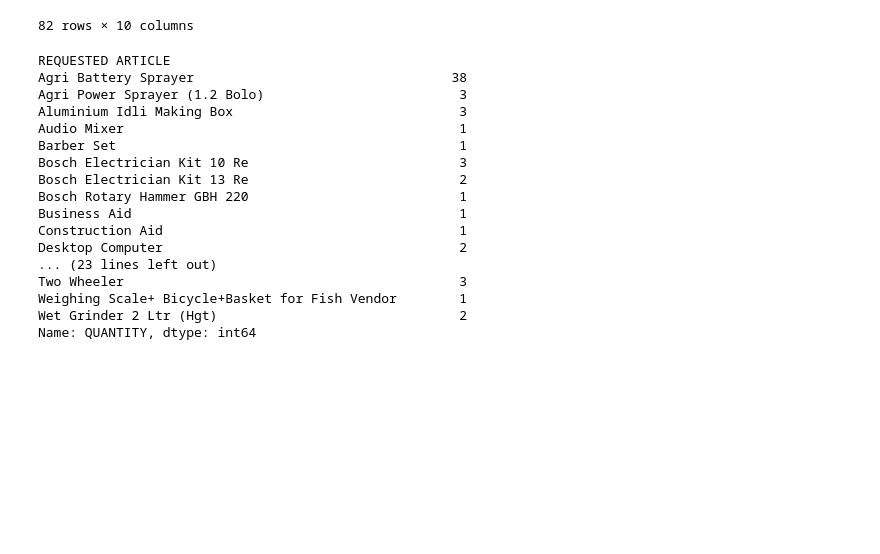
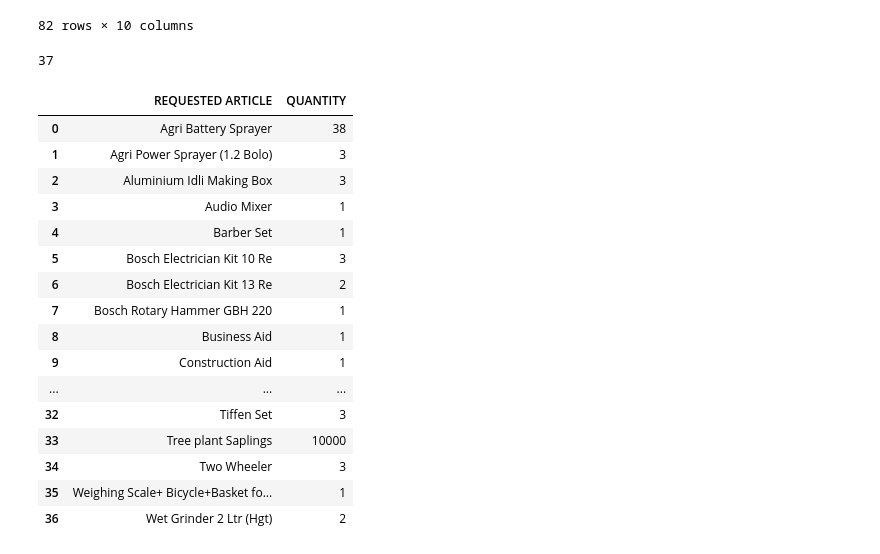
Before and after one commit to ash-sha/MNP25, a Jupyter notebook: codes/frontend.ipynb, the cells around one changed output. Saved outputs shown, nothing was run; the diff lists cells and outputs as text; code cells hidden in the pictures; blank space fills up the shorter version.

```diff
--- a/codes/frontend.ipynb
+++ b/codes/frontend.ipynb
@@ -100,24 +102,29 @@ Download progress: 100%
 | 80 | Tirupathur | Ex gratia for Deceased | Aid | 2 | 25000.0 | 50000.0 | ... |
 | 81 | Tirupathur | Sewing Machine ORD | Article | 103 | 5200.0 | 535600.0 | ... |
 82 rows × 10 columns
+# %%
+district_df["REQUESTED ARTICLE"].nunique()
+# %% [output]
+37
 # %%
-district_req = district_df.groupby("REQUESTED ARTICLE")["QUANTITY"].sum()
+district_req = district_df.groupby("REQUESTED ARTICLE",as_index=False)["QUANTITY"].sum()
+
 district_req
 # %% [output]
-REQUESTED ARTICLE
-Agri Battery Sprayer                                 38
-Agri Power Sprayer (1.2 Bolo)                         3
-Aluminium Idli Making Box                             3
-Audio Mixer                                           1
-Barber Set                                            1
-Bosch Electrician Kit 10 Re                           3
-Bosch Electrician Kit 13 Re                           2
-Bosch Rotary Hammer GBH 220                           1
-Business Aid                                          1
-Construction Aid                                      1
-Desktop Computer                                      2
-... (23 lines left out)
-Two Wheeler                                           3
-Weighing Scale+ Bicycle+Basket for Fish Vendor        1
-Wet Grinder 2 Ltr (Hgt)                               2
-Name: QUANTITY, dtype: int64
+|  | REQUESTED ARTICLE | QUANTITY |
+| 0 | Agri Battery Sprayer | 38 |
+| 1 | Agri Power Sprayer (1.2 Bolo) | 3 |
+| 2 | Aluminium Idli Making Box | 3 |
+| 3 | Audio Mixer | 1 |
+| 4 | Barber Set | 1 |
+| 5 | Bosch Electrician Kit 10 Re | 3 |
+| 6 | Bosch Electrician Kit 13 Re | 2 |
+| 7 | Bosch Rotary Hammer GBH 220 | 1 |
+| 8 | Business Aid | 1 |
+| 9 | Construction Aid | 1 |
+| ... | ... | ... |
+| 32 | Tiffen Set | 3 |
+| 33 | Tree plant Saplings | 10000 |
+| 34 | Two Wheeler | 3 |
+| 35 | Weighing Scale+ Bicycle+Basket fo... | 1 |
+| 36 | Wet Grinder 2 Ltr (Hgt) | 2 |
```
Also changed, not shown: parts of 18 cells of this notebook, 2 other files.
